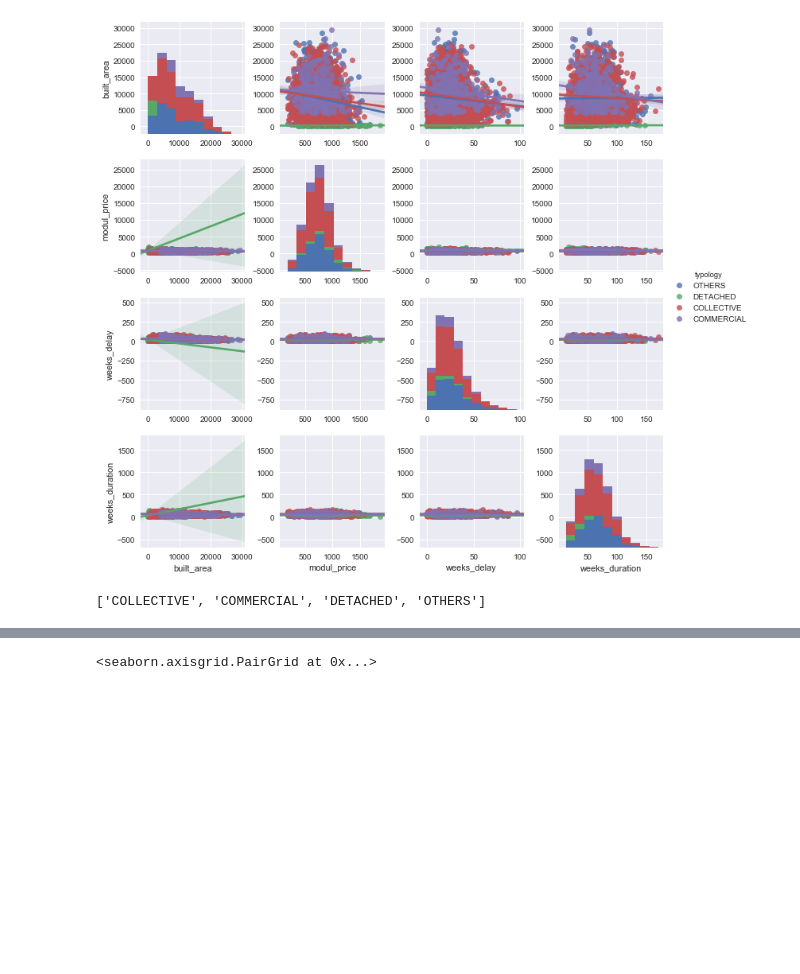
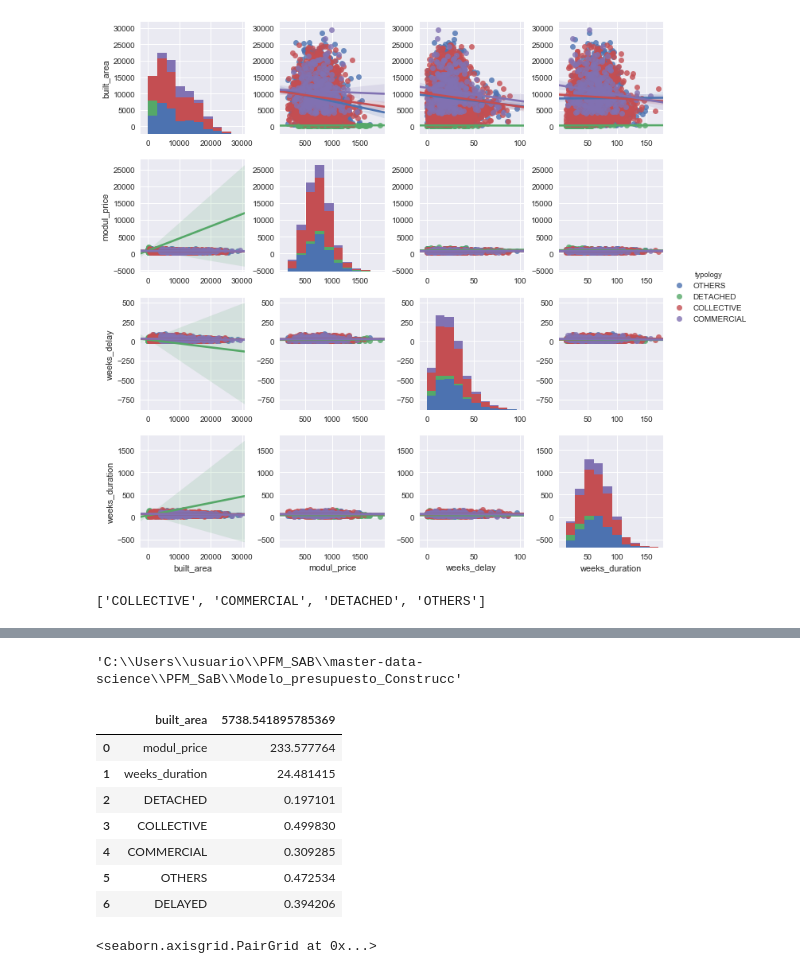
Before and after one commit to hguadalupe/master-data-science, a Jupyter notebook: PFM_SaB/Modelo_presupuesto_Construcc/Construction_budget_delay_detector.ipynb, the cells around one changed output, grey strips where cells are left out. Drawn from its saved outputs; the diff is of its cells as text; code cells hidden in the pictures; blank space fills up the shorter version.

```diff
--- a/PFM_SaB/Modelo_presupuesto_Construcc/Construction_budget_delay_detector.ipynb
+++ b/PFM_SaB/Modelo_presupuesto_Construcc/Construction_budget_delay_detector.ipynb
@@ -205,5 +205,21 @@ check_df.head(5)
 | 2 | 430.667301 | 538.320962 | 33 | 13 | DETACHED | 1 | 0 | 0 | ... |
 | 3 | 293.969490 | 1375.420593 | 3 | 43 | DETACHED | 1 | 0 | 0 | ... |
 | 4 | 119.308343 | 555.705567 | 22 | 22 | OTHERS | 0 | 0 | 0 | ... |
+# %%
+pwd
+# %% [output]
+'C:\\Users\\usuario\\PFM_SAB\\master-data-science\\PFM_SaB\\Modelo_presupuesto_Construcc'
+# %%
+stds = pd.read_csv("./Data/protostd_CSV")
+stds
+# %% [output]
+|  | built_area | 5738.541895785369 |
+| 0 | modul_price | 233.577764 |
+| 1 | weeks_duration | 24.481415 |
+| 2 | DETACHED | 0.197101 |
+| 3 | COLLECTIVE | 0.499830 |
+| 4 | COMMERCIAL | 0.309285 |
+| 5 | OTHERS | 0.472534 |
+| 6 | DELAYED | 0.394206 |
 # %%
 #Concatenating main DF with the one hot encoded DF and dropping redundant columns:
```
Also changed, not shown: parts of 16 cells of this notebook, 3 other files.
